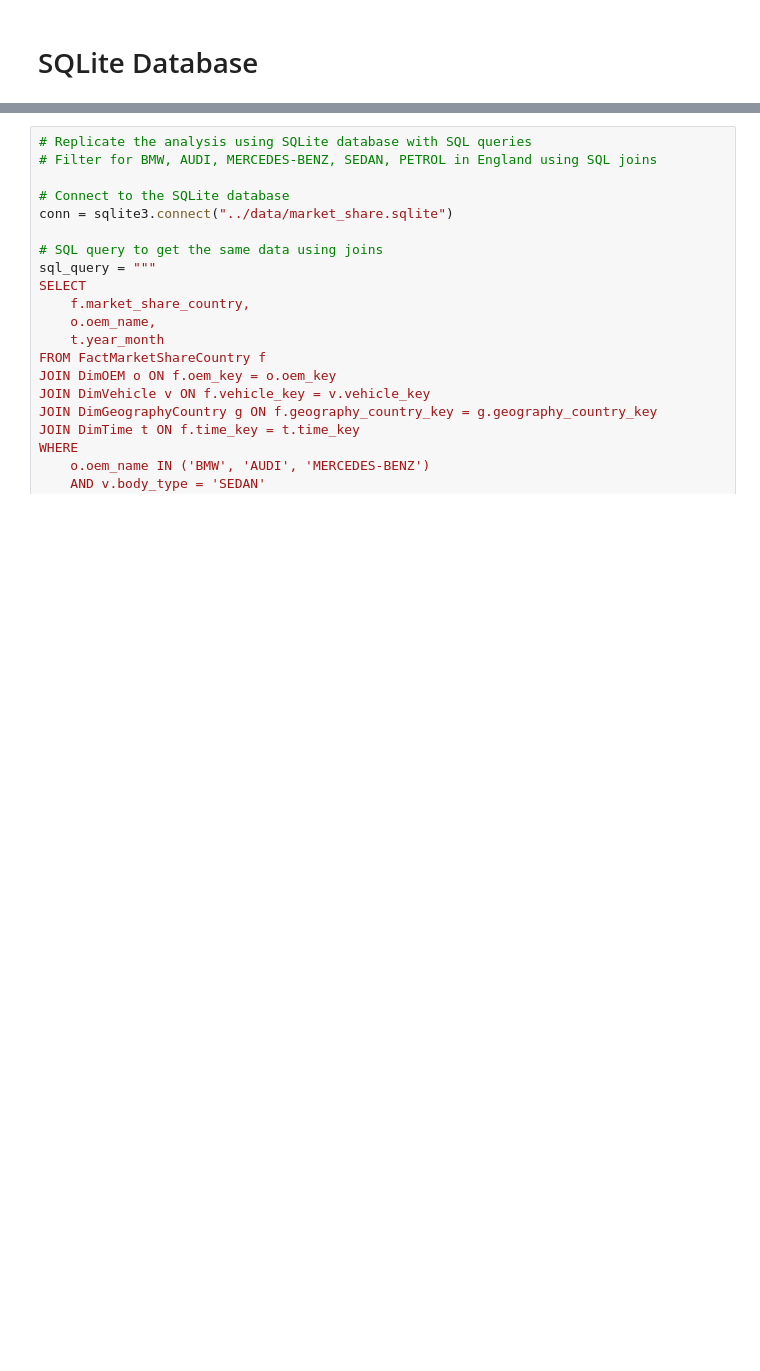
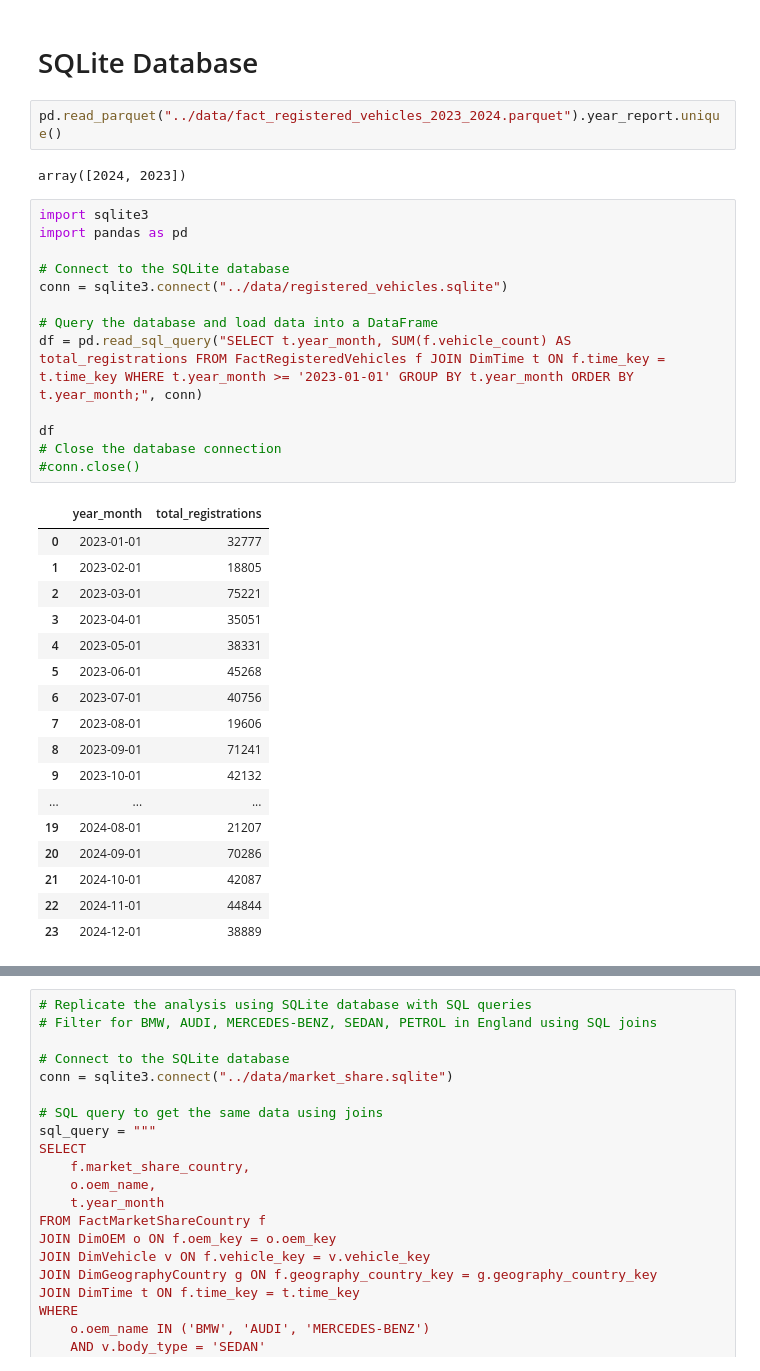
Before and after one commit to john2408/AdvancedDatavisualisationAgent, a Jupyter notebook: notebooks/database.ipynb, the cells around one changed output, grey strips where cells are left out. Cells and saved outputs as stored; diff of their text form; blank space fills up the shorter version.

Commit message:
adjusted database creation with 2023 data

```diff
--- a/notebooks/database.ipynb
+++ b/notebooks/database.ipynb
@@ -525,6 +571,41 @@ Multi table length: 19049
 Arrays are equal (3 decimal precision): True
 # %% [markdown]
 # SQLite Database
+# %%
+pd.read_parquet("../data/fact_registered_vehicles_2023_2024.parquet").year_report.unique()
+# %% [output]
+array([2024, 2023])
+# %%
+import sqlite3
+import pandas as pd
+
+# Connect to the SQLite database
+conn = sqlite3.connect("../data/registered_vehicles.sqlite")
+
+# Query the database and load data into a DataFrame
+df = pd.read_sql_query("SELECT t.year_month, SUM(f.vehicle_count) AS total_registrations FROM FactRegisteredVehicles f JOIN DimTime t ON f.time_key = t.time_key WHERE t.year_month >= '2023-01-01' GROUP BY t.year_month ORDER BY t.year_month;", conn)
+
+df
+# Close the database connection
+#conn.close()
+# %% [output]
+|  | year_month | total_registrations |
+| 0 | 2023-01-01 | 32777 |
+| 1 | 2023-02-01 | 18805 |
+| 2 | 2023-03-01 | 75221 |
+| 3 | 2023-04-01 | 35051 |
+| 4 | 2023-05-01 | 38331 |
+| 5 | 2023-06-01 | 45268 |
+| 6 | 2023-07-01 | 40756 |
+| 7 | 2023-08-01 | 19606 |
+| 8 | 2023-09-01 | 71241 |
+| 9 | 2023-10-01 | 42132 |
+| ... | ... | ... |
+| 19 | 2024-08-01 | 21207 |
+| 20 | 2024-09-01 | 70286 |
+| 21 | 2024-10-01 | 42087 |
+| 22 | 2024-11-01 | 44844 |
+| 23 | 2024-12-01 | 38889 |
 # %%
 import sqlite3
 
```
Also changed, not shown: parts of 2 cells of this notebook, 10 other files.
